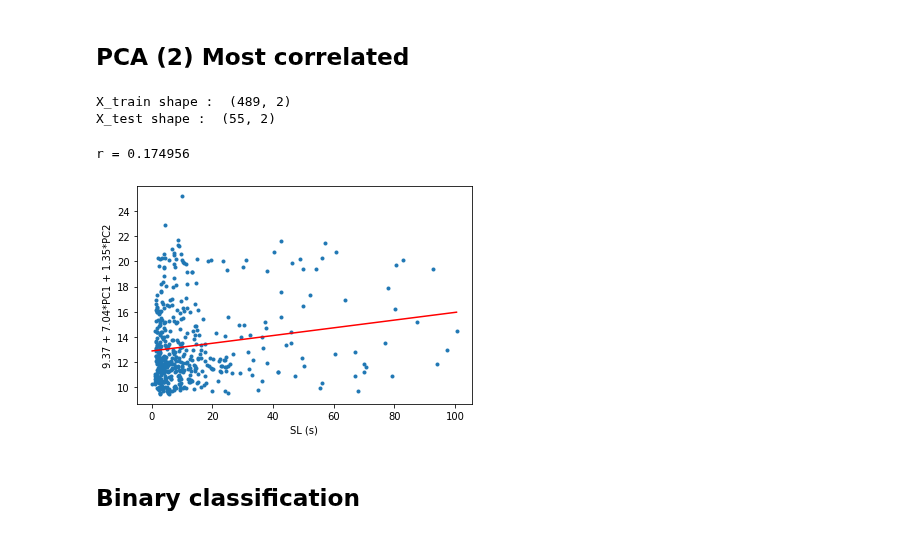
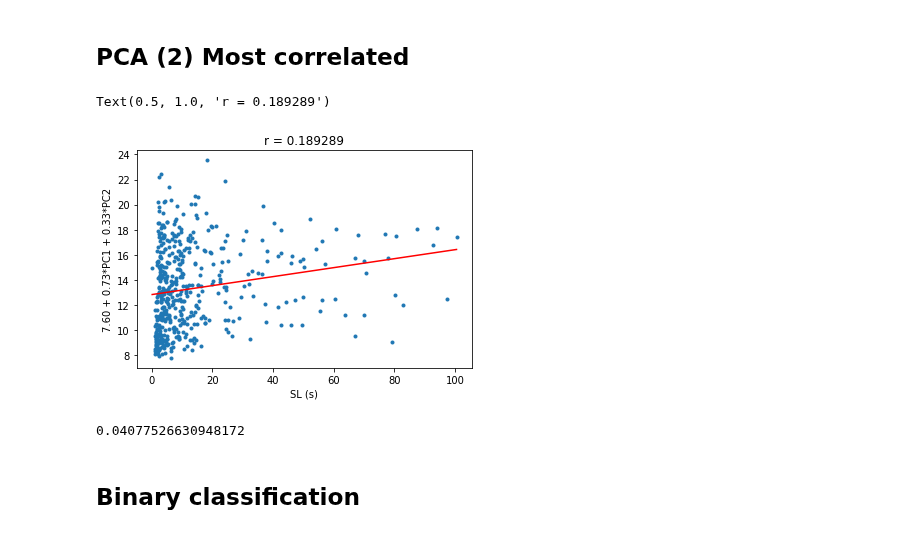
Before and after one commit to hundredball/Math24, a Jupyter notebook: Replicate_Ginny/Math24_binary_classification.ipynb, the cells around one changed output. Drawn from its saved outputs; the diff is of its cells as text; code cells hidden in the pictures.

```diff
--- a/Replicate_Ginny/Math24_binary_classification.ipynb
+++ b/Replicate_Ginny/Math24_binary_classification.ipynb
@@ -53,7 +53,7 @@ for i in range(X.shape[0]):
     X[i,:] = temp_X
 
 # Time frequency analysis
-freq, t, Zxx  = bandpower.STFT(X, Y_reg, 10, 15)
+freq, t, Zxx  = bandpower.STFT(X, Y_reg, 2, 30)
 print('Shape of Zxx: ', Zxx.shape)
 powers = bandpower.get_bandpower(X, [10], [15])
 print('Shape of powers: ', powers.shape)
@@ -63,8 +64,8 @@ Shape of Zxx:  (544, 12, 21)
 Calculating the bandpower of time-series data...
 Shape of powers:  (544, 12, 1)
 # %%
-PCA_LDA = True
-if PCA_LDA:
+method = 2 # 1,2,3
+if method != 3:
     # Concatenate over channels (PCA -> LDA)
     Zxx = Zxx.reshape((X.shape[0], -1))
     print('Shape of Zxx: ', Zxx.shape)
@@ -73,5 +74,5 @@ else:
     Zxx = np.mean(Zxx, axis=2)
     print('Shape of Zxx: ', Zxx.shape)
     powers = powers.reshape((powers.shape[0], -1))
-    print(powers.shape)
+    print('Shape of powers: ', powers.shape)
 # %% [output]
@@ -149,9 +150,6 @@ def PCA_corr(X_train, X_test, Y_train):
     return X_train, X_test
 # %%
 X_train, X_test = PCA_corr(X_train, X_test, Y_train)
-# %% [output]
-X_train shape :  (489, 2)
-X_test shape :  (55, 2)
 # %%
 # Sort SLs in increasing order
 sorted_indices = np.argsort(Y_train[:,1])
@@ -167,20 +165,24 @@ xdata = (sorted_x[:,0], sorted_x[:,1])
 ydata = sorted_y[:,1]
 popt, pcov = curve_fit(func, xdata, ydata)
 # %%
+# Plot them
 y_reg = func(xdata, popt[0], popt[1], popt[2])
 plt.scatter(ydata, y_reg, marker = '.')
 
 slope, intercept, r_value, p_value, std_err = stats.linregress(ydata, y_reg)
 y_range = np.linspace(np.min(ydata), np.max(ydata), 100)
 plt.plot(y_range, slope*y_range+intercept, 'r-')
 
 plt.xlabel('SL (s)')
 plt.ylabel('%.2f + %.2f*PC1 + %.2f*PC2'%(popt[0],popt[1],popt[2]))
-
-print('r = %f'%(np.corrcoef(y_reg, ydata)[0,1]))
+plt.title('r = %f'%(np.corrcoef(y_reg, ydata)[0,1]))
 # %% [output]
-r = 0.174956
+Text(0.5, 1.0, 'r = 0.189289')
-[figure, old version]
+[figure, new version]
+# %%
+np.mean(Zxx)
+# %% [output]
+0.04077526630948172
 # %% [markdown]
 ## Binary classification
 # %%
```
Also changed, not shown: parts of 6 cells of this notebook, 2 other files.
